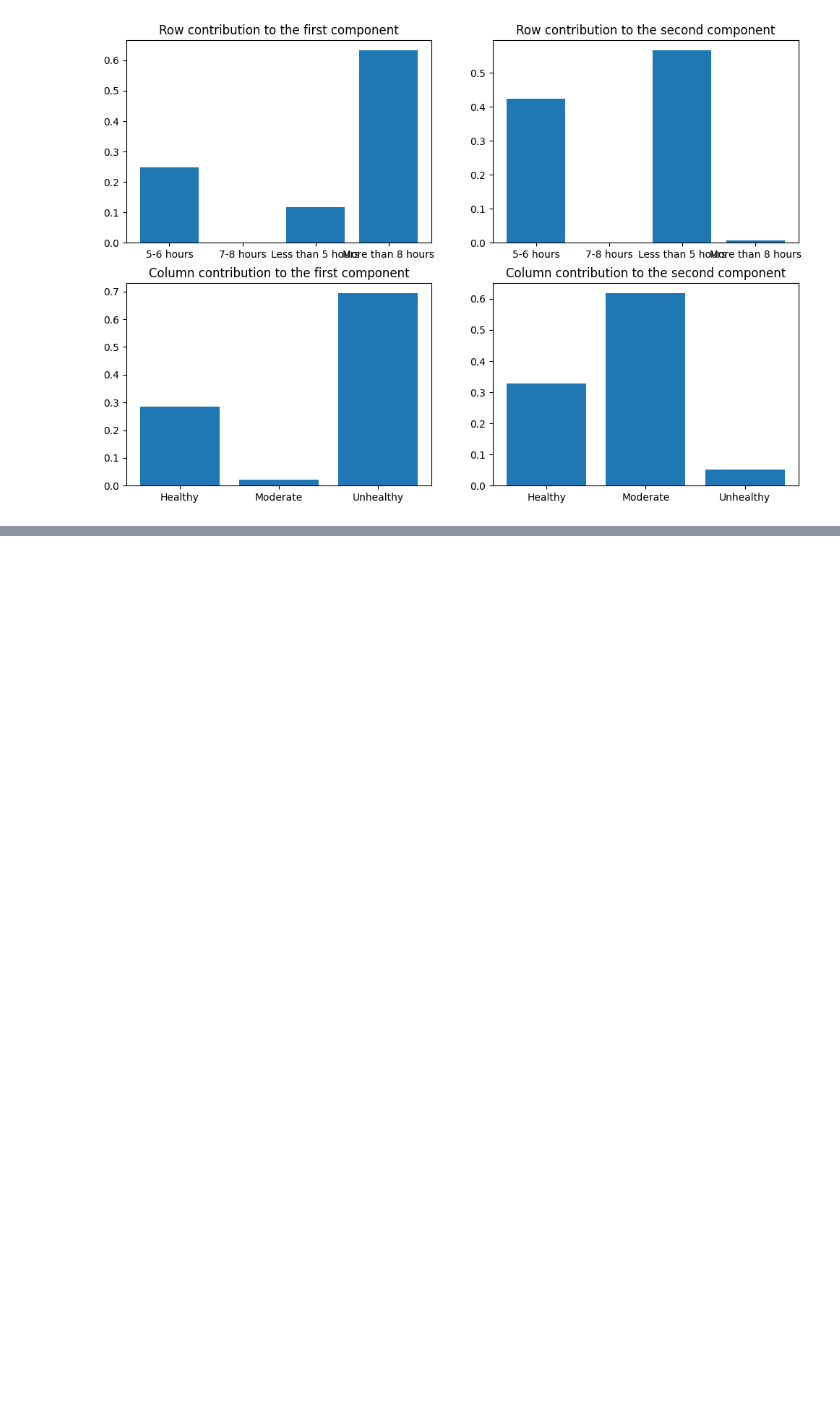
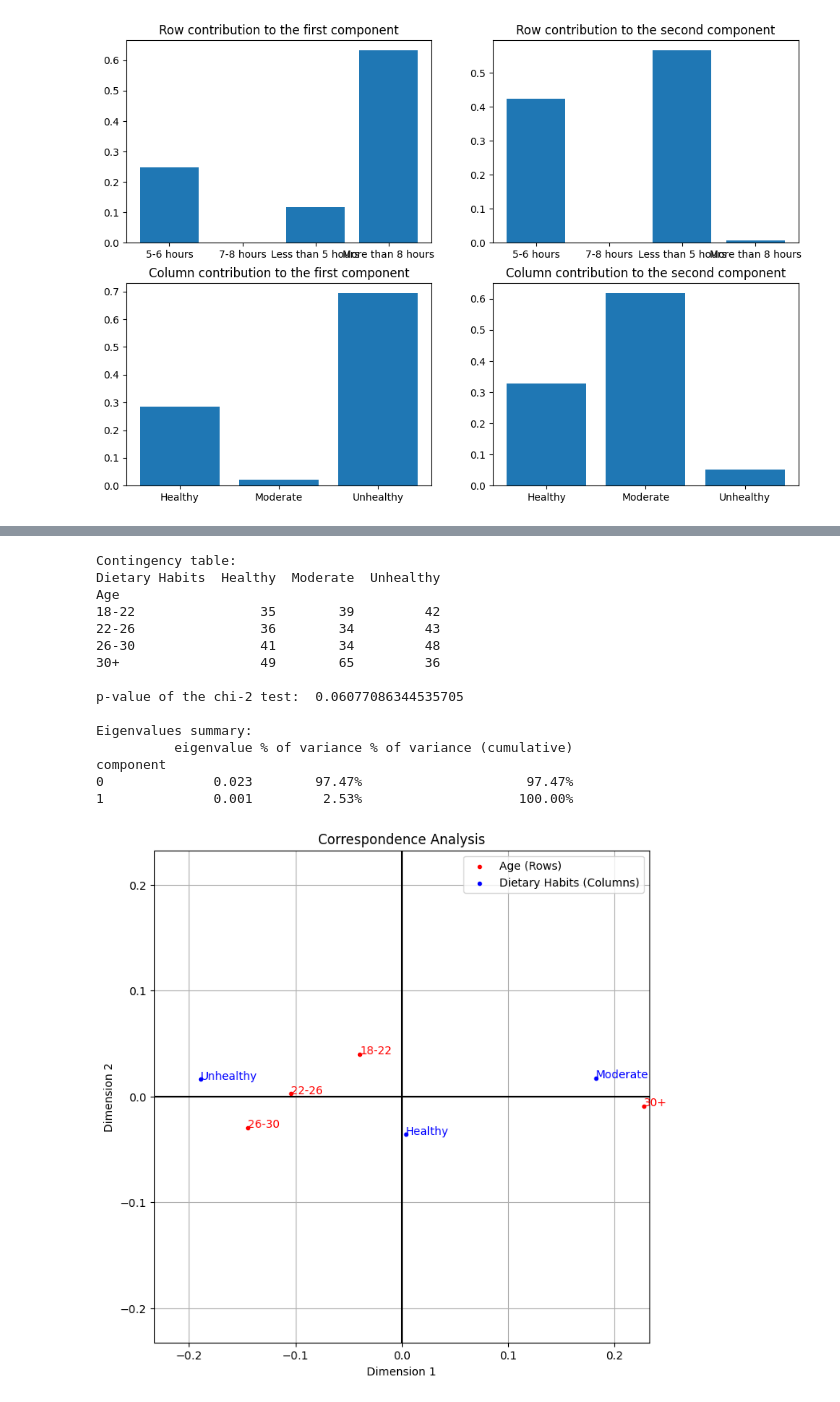
Before and after one commit to bourgouinraphael/Projet_traitement_info, a Jupyter notebook: Projet.ipynb, the cells around one changed output, grey strips where cells are left out. Cells and saved outputs as stored; diff of their text form; code cells hidden in the pictures; blank space fills up the shorter version.

```diff
--- a/Projet.ipynb
+++ b/Projet.ipynb
@@ -190,0 +237,21 @@ component
+# %%
+index_column1, index_column2 = 1, 5
+
+make_plot(df, index_column1, index_column2, -1) # Tout le monde
+# %% [output]
+Contingency table:
+Dietary Habits  Healthy  Moderate  Unhealthy
+Age
+18-22                35        39         42
+22-26                36        34         43
+26-30                41        34         48
+30+                  49        65         36
+
+p-value of the chi-2 test:  0.06077086344535705
+
+Eigenvalues summary:
+          eigenvalue % of variance % of variance (cumulative)
+component
+0              0.023        97.47%                     97.47%
+1              0.001         2.53%                    100.00%
+[figure, added]
```
Also changed, not shown: parts of 11 cells of this notebook, 21 other files.
